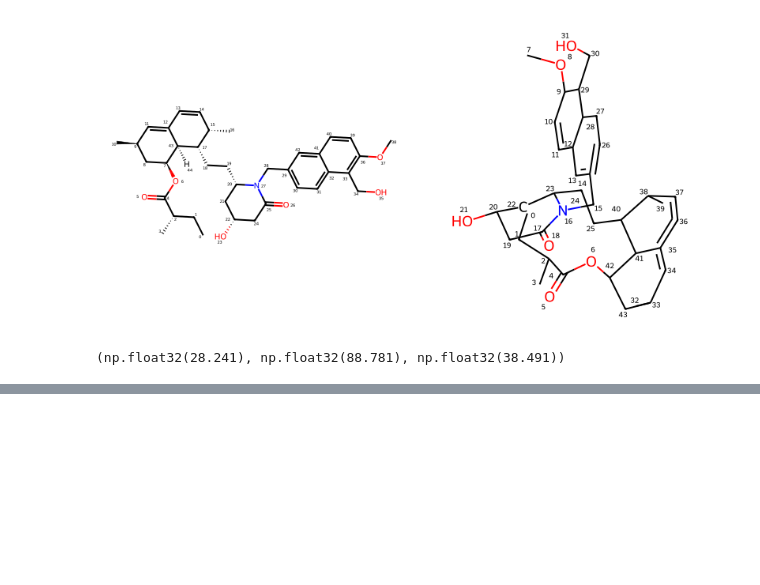
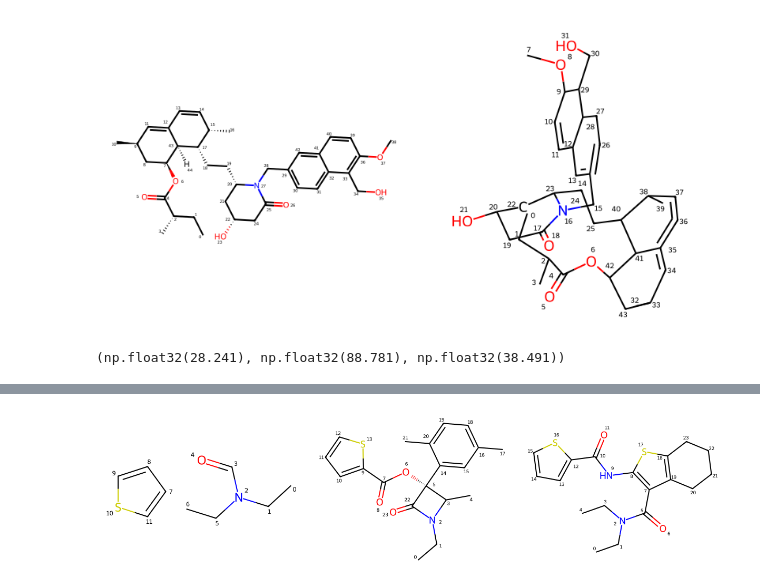
Before and after one commit to youqiao123/DiffLinker, a Jupyter notebook: debug.ipynb, the cells around one changed output, grey strips where cells are left out. Cells and saved outputs as stored; diff of their text form; code cells hidden in the pictures; blank space fills up the shorter version.

```diff
--- a/debug.ipynb
+++ b/debug.ipynb
@@ -217,0 +125,22 @@ IDX2ATOMICNUM = {0: 6, 1: 8, 2: 7, 3: 9, 4: 16, 5: 17, 6: 35, 7: 53, 8: 15}
+# %%
+from tqdm import tqdm
+from rdkit import Chem
+import pandas as pd
+from rdkit.Chem import Draw
+from rdkit.Chem.Draw import IPythonConsole
+IPythonConsole.drawOptions.addAtomIndices = True
+opts = Draw.MolDrawOptions()
+opts.addAtomIndices = True       # 关键：这里再开一次原子编号
+# %%
+gen_smi_file = 'formatted/epoch_385/pdbbind_test.full.smi'
+
+data = []
+with open(gen_smi_file, 'r') as f:
+    for line in tqdm(f.readlines()):
+        parts = line.strip().split(' ')
+        data.append({
+            'fragments': parts[0],
+            'true_molecule': parts[1],
+            'pred_molecule': parts[2],
+            'pred_linker': parts[3] if len(parts) > 3 else '',
+        })
@@ -217,0 +215,4 @@ IDX2ATOMICNUM = {0: 6, 1: 8, 2: 7, 3: 9, 4: 16, 5: 17, 6: 35, 7: 53, 8: 15}
+# %%
+df = pd.DataFrame(data)
+error_list = df[df['valid']==False]
+error_list
@@ -217,0 +233,7 @@ IDX2ATOMICNUM = {0: 6, 1: 8, 2: 7, 3: 9, 4: 16, 5: 17, 6: 35, 7: 53, 8: 15}
+# %%
+frag = Chem.MolFromSmiles(df['fragments'][20])
+pred_mol = Chem.MolFromSmiles(df['pred_molecule'][20])
+true_mol = Chem.MolFromSmiles(df['true_molecule'][20])
+Draw.MolsToImage([frag, pred_mol, true_mol], subImgSize=(400,300), options=opts)
+# %% [output]
+[figure, added]
```
Also changed, not shown: parts of 13 cells of this notebook, 9 other files.
